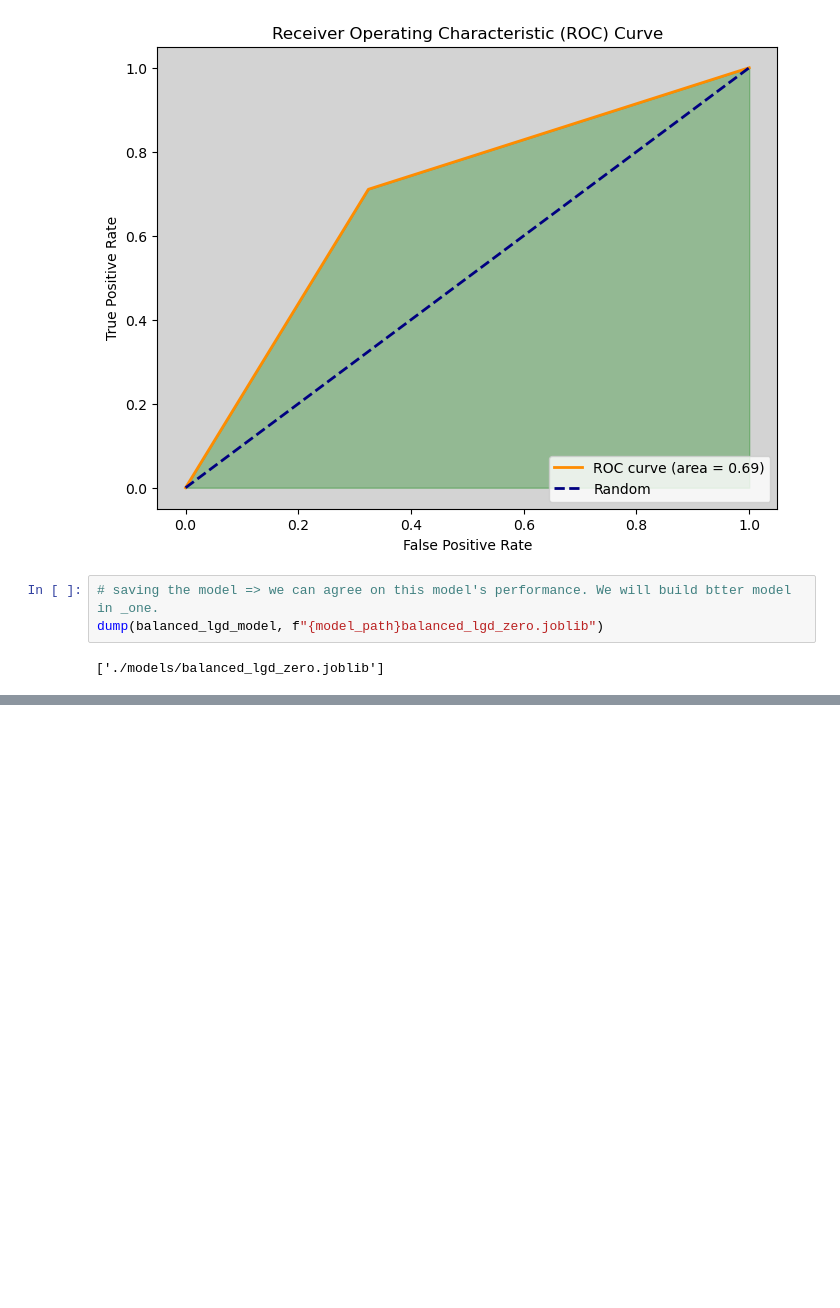
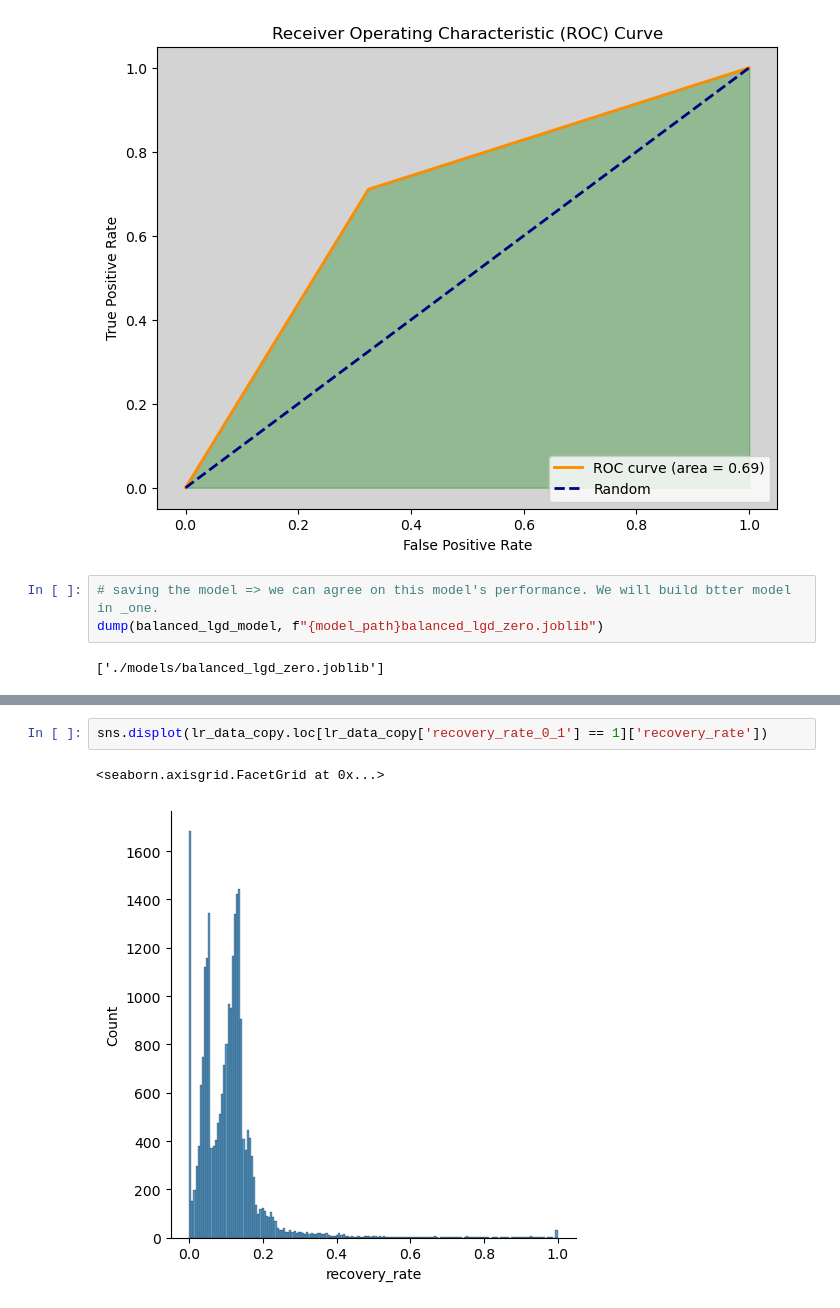
Before and after one commit to pvsnp9/credit-risk-modelling, a Jupyter notebook: lgd_model_zero.ipynb, the cells around one changed output, grey strips where cells are left out. Cells and saved outputs as stored; diff of their text form; blank space fills up the shorter version.

```diff
--- a/lgd_model_zero.ipynb
+++ b/lgd_model_zero.ipynb
@@ -461,0 +541,5 @@ dump(balanced_lgd_model, f"{model_path}balanced_lgd_zero.joblib")
+# %%
+sns.displot(lr_data_copy.loc[lr_data_copy['recovery_rate_0_1'] == 1]['recovery_rate'])
+# %% [output]
+<seaborn.axisgrid.FacetGrid at 0x...>
+[figure, added]
```
Also changed, not shown: parts of 13 cells of this notebook, 1 other file.
